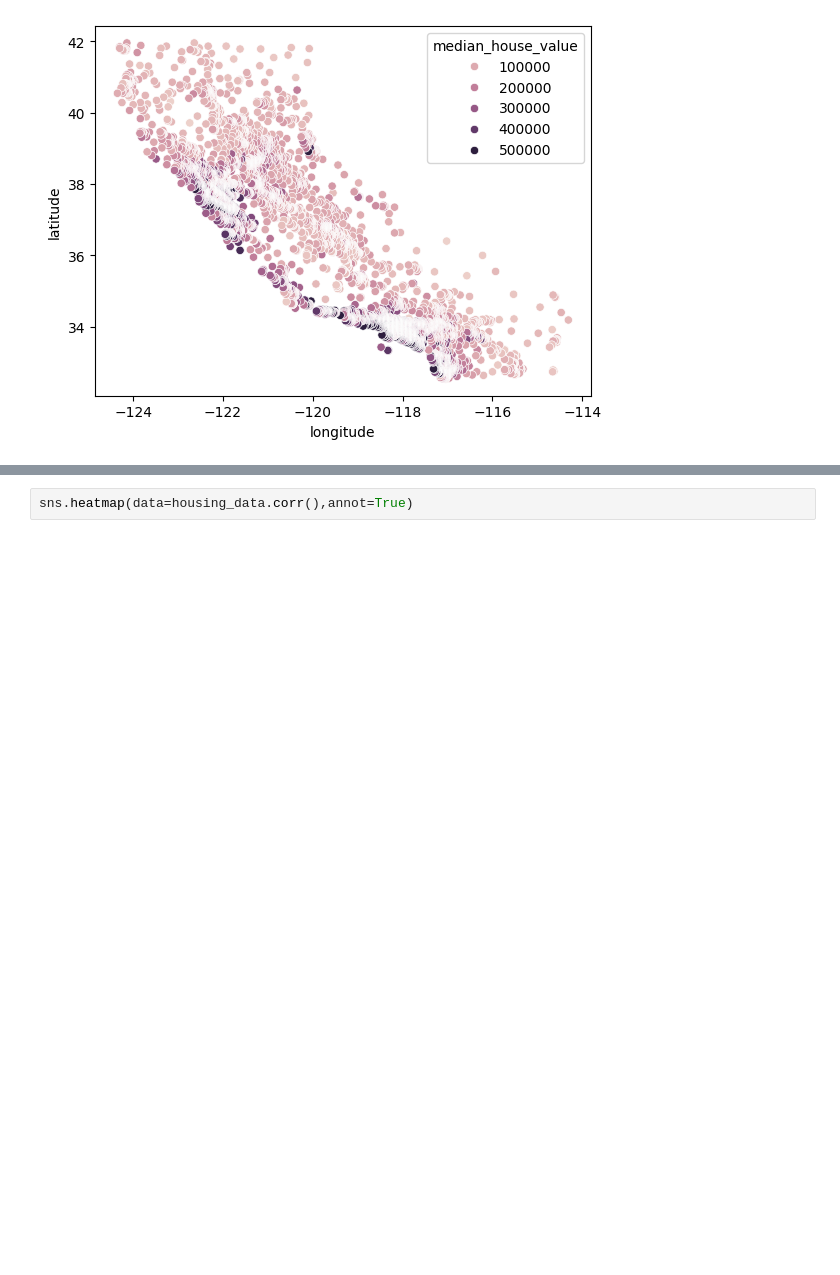
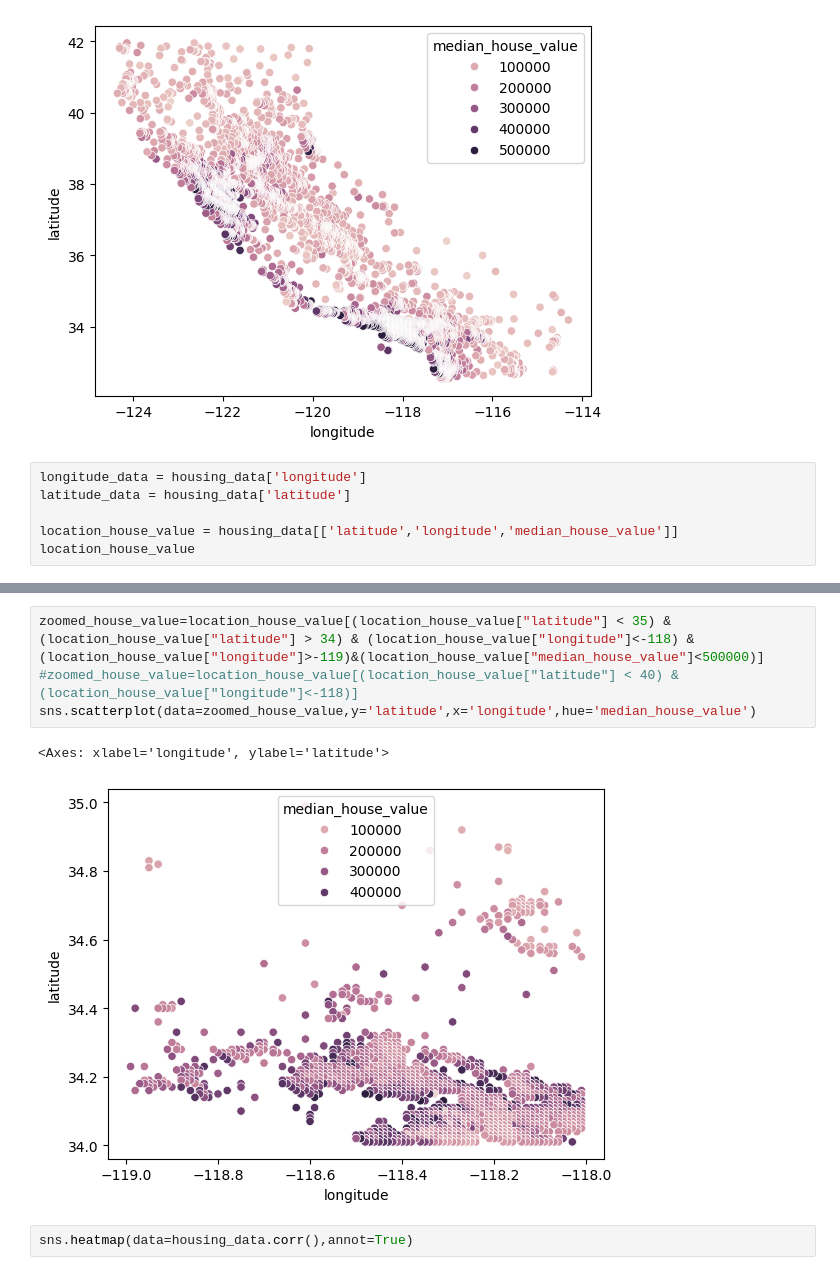
Before and after one commit to divyarthi/python-programming, a Jupyter notebook: example1.ipynb, the cells around one changed output, grey strips where cells are left out. Cells and saved outputs as stored; diff of their text form; blank space fills up the shorter version.

```diff
--- a/example1.ipynb
+++ b/example1.ipynb
@@ -98,3 +118,9 @@ sns.scatterplot(data=housing_data,x='longitude',y='latitude',hue='median_house_v
 # %% [output]
 <Axes: xlabel='longitude', ylabel='latitude'>
 [figure]
+# %%
+longitude_data = housing_data['longitude']
+latitude_data = housing_data['latitude']
+
+location_house_value = housing_data[['latitude','longitude','median_house_value']]
+location_house_value
@@ -101,3 +141,10 @@ sns.scatterplot(data=housing_data,x='longitude',y='latitude',hue='median_house_v
+# %%
+zoomed_house_value=location_house_value[(location_house_value["latitude"] < 35) & (location_house_value["latitude"] > 34) & (location_house_value["longitude"]<-118) & (location_house_value["longitude"]>-119)&(location_house_value["median_house_value"]<500000)]
+#zoomed_house_value=location_house_value[(location_house_value["latitude"] < 40) & (location_house_value["longitude"]<-118)]
+sns.scatterplot(data=zoomed_house_value,y='latitude',x='longitude',hue='median_house_value')
+# %% [output]
+<Axes: xlabel='longitude', ylabel='latitude'>
+[figure, added]
 # %%
 sns.heatmap(data=housing_data.corr(),annot=True)
 # %% [output]
```
Also changed, not shown: parts of 10 cells of this notebook.
